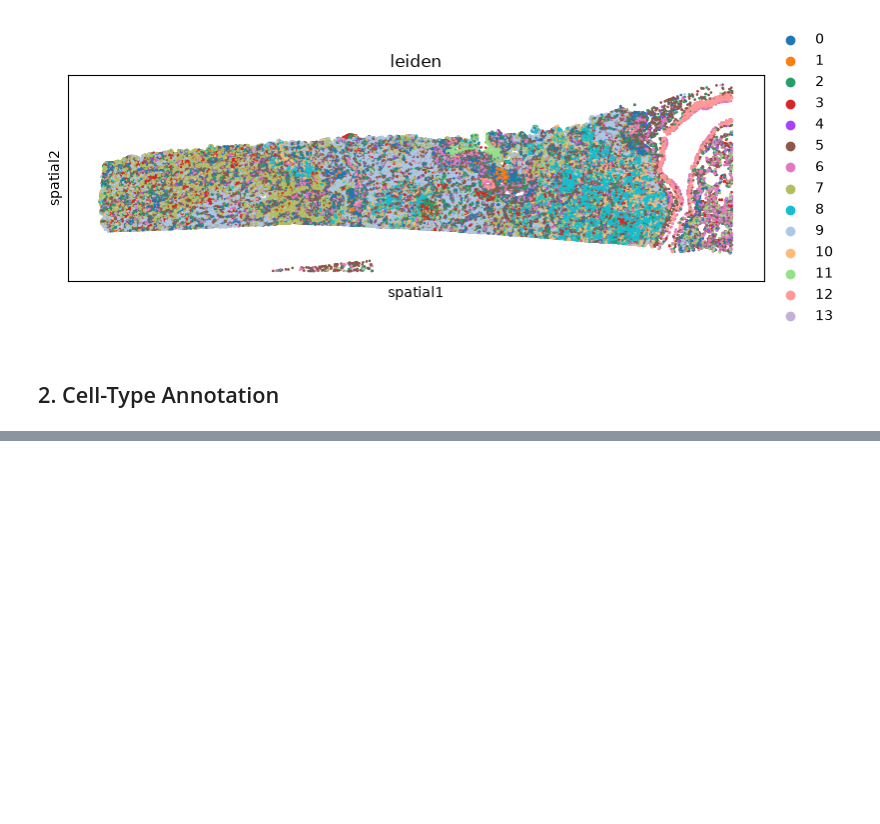
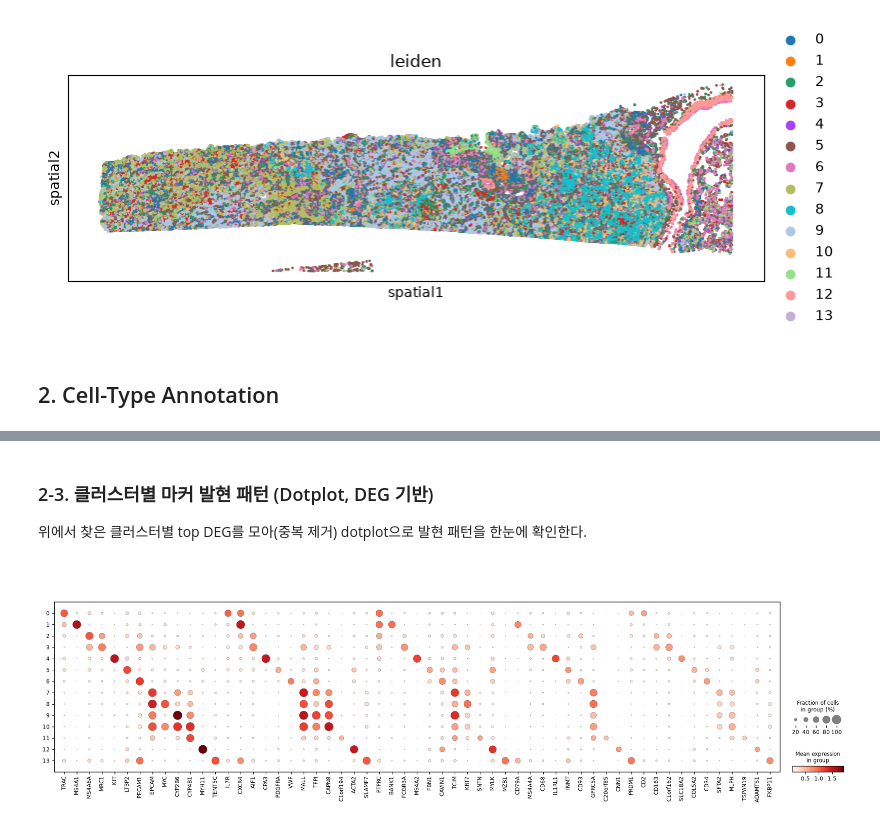
Before and after one commit to wooCuler/Spatial-TME-Toolkit, a Jupyter notebook: notebooks/xenium_analysis.ipynb, the cells around one changed output, grey strips where cells are left out. Cells and saved outputs as stored; diff of their text form; code cells hidden in the pictures; blank space fills up the shorter version.

```diff
--- a/notebooks/xenium_analysis.ipynb
+++ b/notebooks/xenium_analysis.ipynb
@@ -286,0 +302,11 @@ WARNING: Please specify a valid `library_id` or set it permanently in `adata.uns
+# %%
+import pandas as pd
+
+# 클러스터별 top 10 마커를 데이터프레임으로 정리 (컬럼=클러스터, 값=유전자명, score 내림차순)
+N_TOP_MARKERS = 10
+cluster_order = adata.obs["leiden"].cat.categories
+top_markers_df = pd.DataFrame(
+    {cl: adata.uns["rank_genes_groups"]["names"][cl][:N_TOP_MARKERS] for cl in cluster_order}
+)
+top_markers_df.index = [f"top_{i + 1}" for i in range(N_TOP_MARKERS)]
+top_markers_df
@@ -286,0 +325,16 @@ WARNING: Please specify a valid `library_id` or set it permanently in `adata.uns
+# %% [markdown]
+### 2-3. 클러스터별 마커 발현 패턴 (Dotplot, DEG 기반)
+
+위에서 찾은 클러스터별 top DEG를 모아(중복 제거) dotplot으로 발현 패턴을 한눈에 확인한다.
+# %%
+# 클러스터별 top marker(중복 제거)를 모아 dotplot으로 발현 패턴 확인
+N_DOTPLOT_MARKERS = 5
+top_marker_genes = pd.unique(
+    pd.DataFrame(
+        {cl: adata.uns["rank_genes_groups"]["names"][cl][:N_DOTPLOT_MARKERS] for cl in cluster_order}
+    ).values.ravel()
+).tolist()
+
+sc.pl.dotplot(adata, var_names=top_marker_genes, groupby="leiden")
+# %% [output]
+[figure, added]
```
Also changed, not shown: parts of 72 cells of this notebook, 6 other files.
